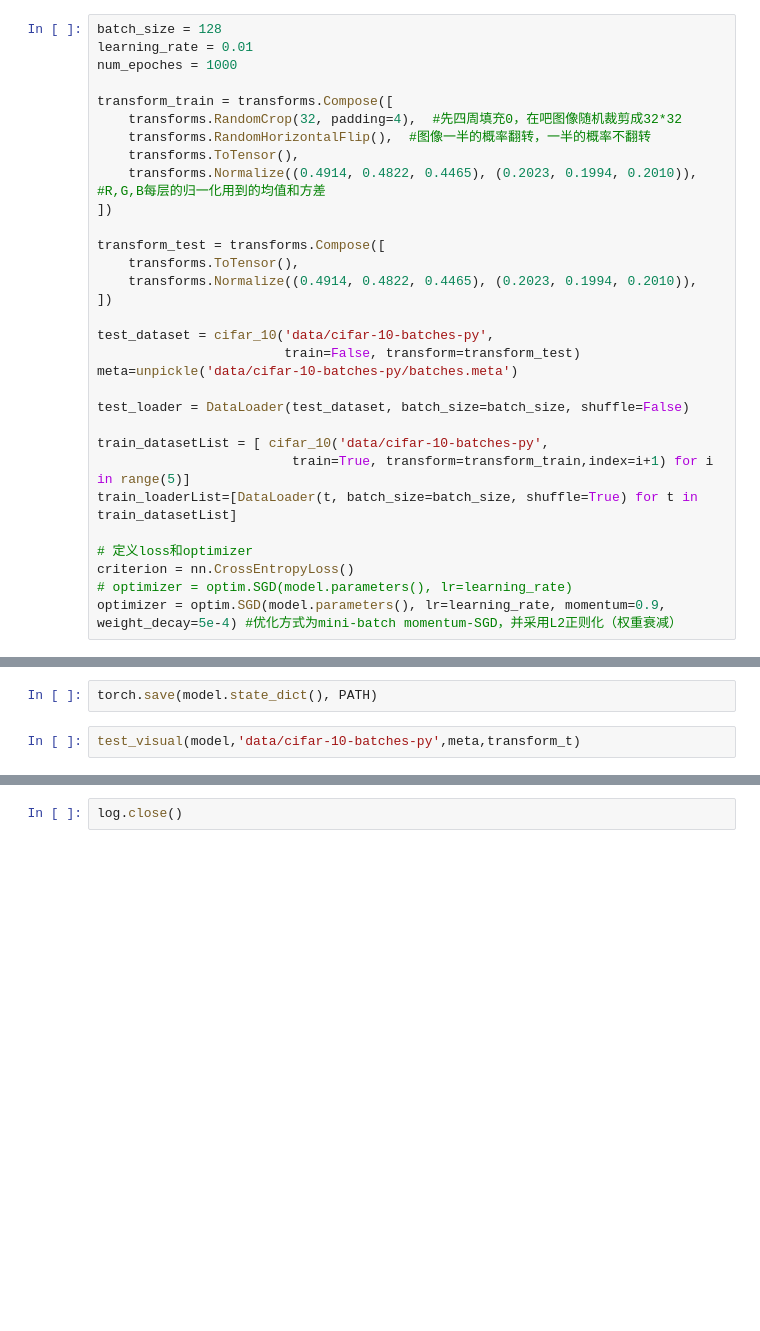
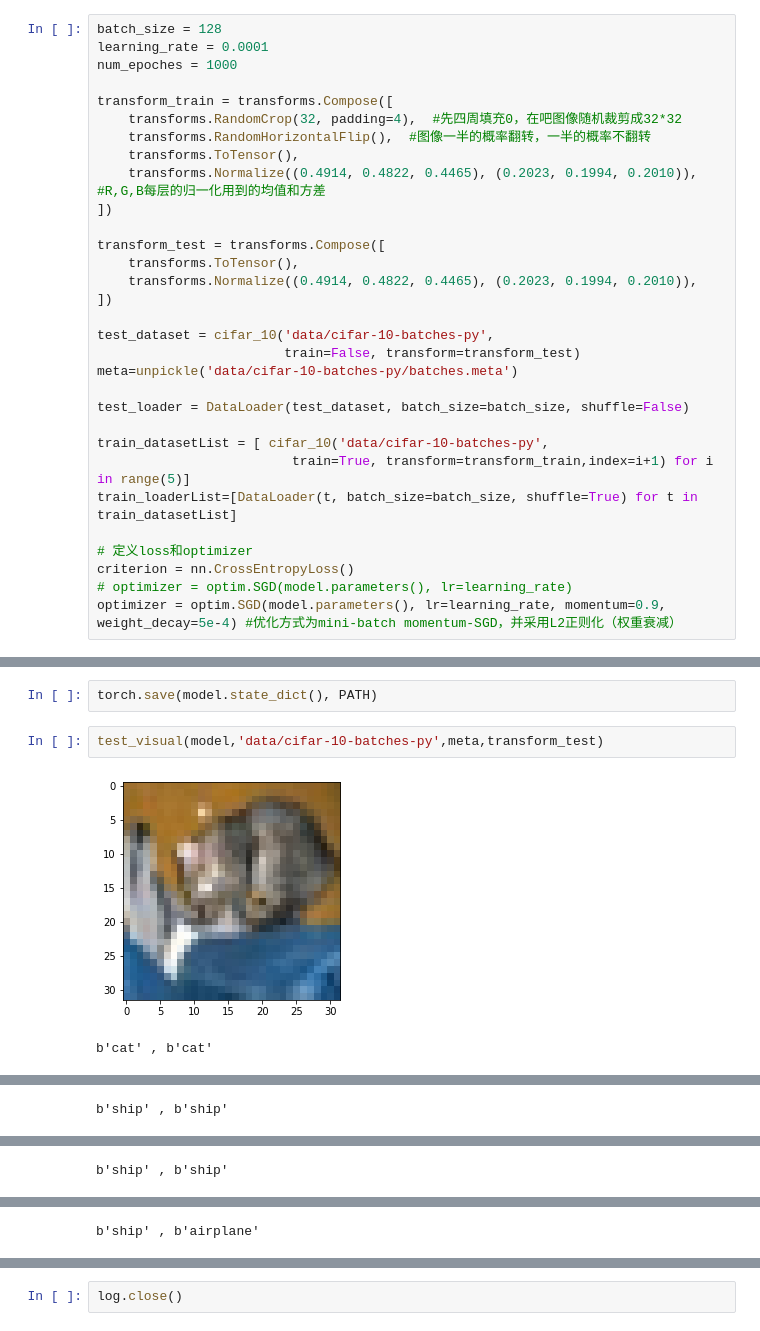
Before and after one commit to GrahamZen/ai, a Jupyter notebook: 5_CNN/lenet.ipynb, the cells around one changed output, grey strips where cells are left out. Cells and saved outputs as stored; diff of their text form; blank space fills up the shorter version.

```diff
--- a/5_CNN/lenet.ipynb
+++ b/5_CNN/lenet.ipynb
@@ -47,7 +47,7 @@ lenet5(
 )
 # %%
 batch_size = 128
-learning_rate = 0.01
+learning_rate = 0.0001
 num_epoches = 1000
 
 transform_train = transforms.Compose([
@@ -113,4 +114,7 @@ Train Epoch: 1000 [10000/10000 (100%)]  Loss: 1.066059
 # %%
 torch.save(model.state_dict(), PATH)
 # %%
-test_visual(model,'data/cifar-10-batches-py',meta,transform_t)
+test_visual(model,'data/cifar-10-batches-py',meta,transform_test)
+# %% [output]
+[figure, added]
+b'cat' , b'cat'
@@ -116,0 +122 @@ test_visual(model,'data/cifar-10-batches-py',meta,transform_t)
+b'ship' , b'ship'
@@ -116,0 +124 @@ test_visual(model,'data/cifar-10-batches-py',meta,transform_t)
+b'ship' , b'ship'
@@ -116,0 +126 @@ test_visual(model,'data/cifar-10-batches-py',meta,transform_t)
+b'ship' , b'airplane'
```
Also changed, not shown: parts of 3 cells of this notebook, 32 other files.
